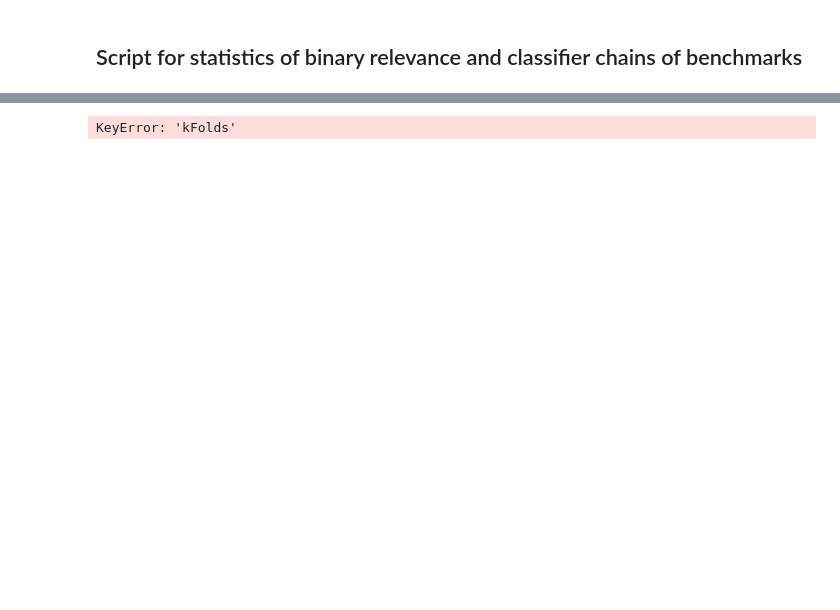
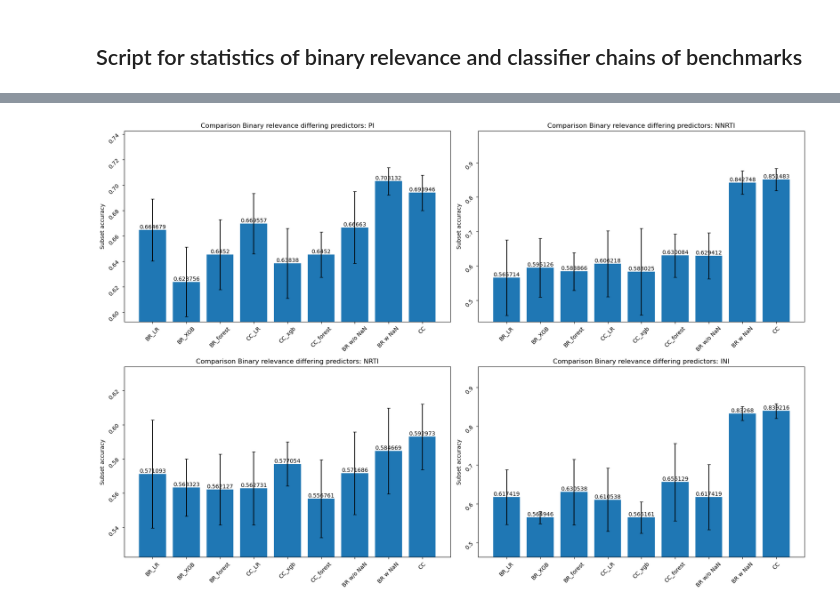
Before and after one commit to FloAvis/Masterthesis_TabPFN_HIV, a Jupyter notebook: statistics/Benchmark_statistics.ipynb, the cells around one changed output, grey strips where cells are left out. Drawn from its saved outputs; the diff is of its cells as text; code cells hidden in the pictures; blank space fills up the shorter version.

```diff
--- a/statistics/Benchmark_statistics.ipynb
+++ b/statistics/Benchmark_statistics.ipynb
@@ -116,29 +43,3 @@ df_sub_accs = pd.DataFrame(sub_accs)
-# %%
-models_w_TabPFN = ["BR w/o NaN", "BR w NaN", "CC", "BR w all label info"]
-
-fig, axs = plt.subplots(2, 2, figsize=(12, 12))
-
-axs = axs.flatten()
-
-for i, drug in enumerate(df_sub_accs.columns.values.tolist()):
-
-    print(axs[i])
-    print(i)
-
-    p = axs[i].bar(models_w_TabPFN, df_sub_accs[drug])
-
-    axs[i].bar_label(p, label_type="edge")
-
-    #axs[i].set_xticks(x)
-    #axs[i].set_xticklabels(target_ml["Drug"])
-    axs[i].set_ylabel('Jaccard Index macro averaged')
-    axs[i].set_ylim(max(0, df_sub_accs[drug].min()* 0.995), min(1.0, df_sub_accs[drug].max()  * 1.015))
-    axs[i].set_title('Comparison Binary relevance differing predictors: ' + drug)
-
-
-
-
-#plt.savefig("../figures/BR_CC_comparison.png")
 # %%
 #ml_models = ["BR_LR", "BR_XGB", "BR_forest", "CC_LR", "CC_xgb", "CC_forest", "Rakel_lr", "Rakel_xgb", "Rakel_forest"]
 
@@ -470,6 +318,8 @@ ml_models = ["BR_LR", "BR_XGB", "BR_forest", "CC_LR", "CC_xgb", "CC_forest"]
 
 ending = "_5_fold.csv"
 
+sub_accs_fold_mean = {}
+sub_accs_fold_std = {}
 
 for path in filepath_list_ml:
 
@@ -501,9 +351,6 @@ for path in filepath_list_ml:
 files = ["Binary_Relevance_5_fold_MOC_prediction_new_save.csv", "Binary_Relevance_5_fold_homebrew_prediction_new_save.csv", "Classifier_Chain_5_fold_homebrew_prediction_new_save.csv"]
 
 
-sub_accs_fold_mean = {}
-sub_accs_fold_std = {}
-
 for path in filepath_list:
     acc_list_mean = []
     acc_list_std = []
@@ -522,34 +369,38 @@ for path in filepath_list:
     sub_accs_fold_mean[path.split("/")[-1].strip("_")].extend(acc_list_mean)
     sub_accs_fold_std[path.split("/")[-1].strip("_")].extend(acc_list_std)
 
 
+df_sub_accs_groups_mean = pd.DataFrame(sub_accs_fold_mean)
+df_sub_accs_groups_std = pd.DataFrame(sub_accs_fold_std)
 
 
 models_w_TabPFN = ["BR w/o NaN", "BR w NaN", "CC"]
 
 fig, axs = plt.subplots(2, 2, figsize=(18, 12))
+#fig.tight_layout()
 
 axs = axs.flatten()
 
-for i, drug in enumerate(df_sub_accs.columns.values.tolist()):
+for i, drug in enumerate(df_sub_accs_groups_mean.columns.values.tolist()):
 
 
     labels = ml_models + models_w_TabPFN
     p = axs[i].bar(labels, df_sub_accs_groups_mean[drug])
     axs[i].errorbar(labels, df_sub_accs_groups_mean[drug], yerr=df_sub_accs_groups_std[drug],capsize=3, fmt="none", ecolor="black")
 
 
     axs[i].bar_label(p, label_type="edge")
 
     #axs[i].set_xticks(x)
     #axs[i].set_xticklabels(target_ml["Drug"])
     axs[i].tick_params(rotation=45)
     axs[i].set_ylabel('Subset accuracy')
     axs[i].set_ylim(max(0, (df_sub_accs_groups_mean[drug].min() - df_sub_accs_groups_std[drug].max()) * 0.995), min(1.0 + df_sub_accs_groups_std[drug].max(), (df_sub_accs_groups_mean[drug].max() + df_sub_accs_groups_std[drug].max())  * 1.015))
     axs[i].set_title('Comparison Binary relevance differing predictors: ' + drug)
 
+fig.tight_layout()
+#plt.show()
 
-
-#plt.savefig("../figures/BR_CC_comparison_woNaN.png")
+plt.savefig("../figures/BR_CC_benchmark_comparison.png")
 # %% [output]
-KeyError: 'kFolds'
+[figure, added]
```
Also changed, not shown: parts of 10 cells of this notebook, 4 other files.
